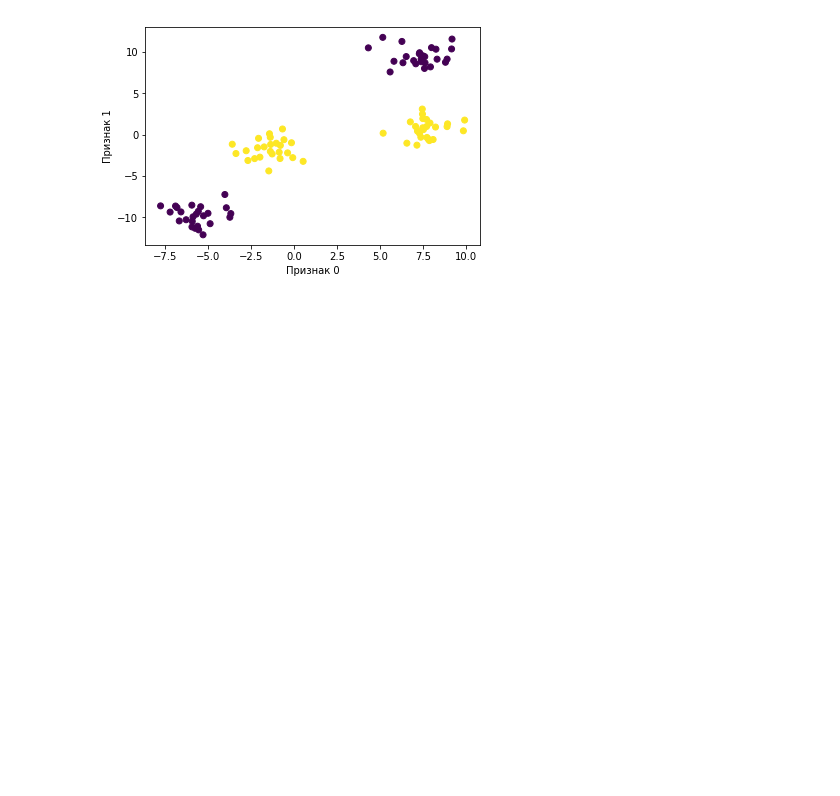
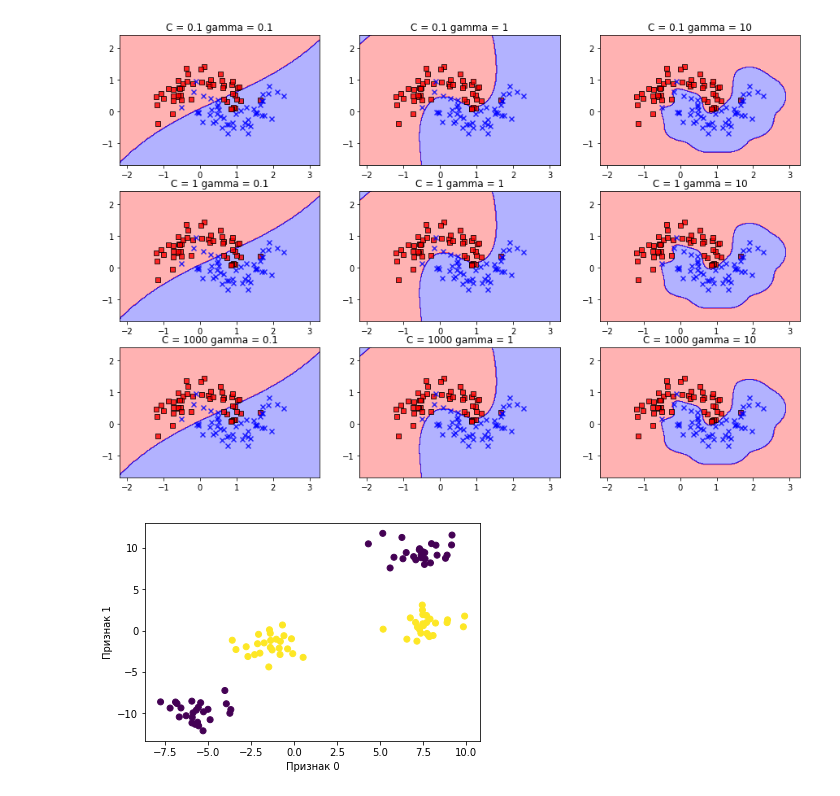
Before and after one commit to laasan/ML_in_Python, a Jupyter notebook: SVM.ipynb, the cells around one changed output. Saved outputs shown, nothing was run; the diff lists cells and outputs as text; code cells hidden in the pictures; blank space fills up the shorter version.

```diff
--- a/SVM.ipynb
+++ b/SVM.ipynb
@@ -1 +67,17 @@
+# %%
+fig, axes = plt.subplots(3, 3, figsize=(15, 10))
+count = 0
+for C in [0.1, 1, 1000]:
+    for gamma in [0.1, 1, 10]:
+        count = count + 1
+        svm = SVC(kernel='rbf', C = 1, gamma=gamma).fit(X, y)
+        plt.subplot(3,3,count)
+        plot_decision_regions(X, y, classifier=svm
+                      #, test_idx=X
+                     )
+        plt.title("C = {}".format(C) + " gamma = {}".format(gamma))
+
+plt.show()
+# %% [output]
+[figure, added]
 # %%
```
Also changed, not shown: parts of 3 cells of this notebook.
